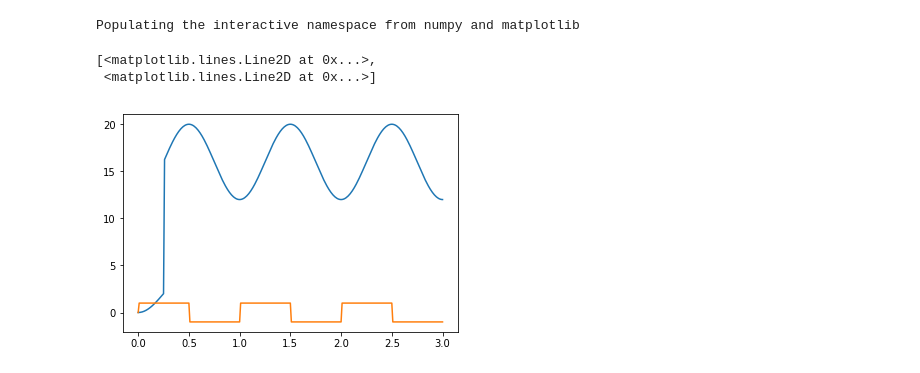
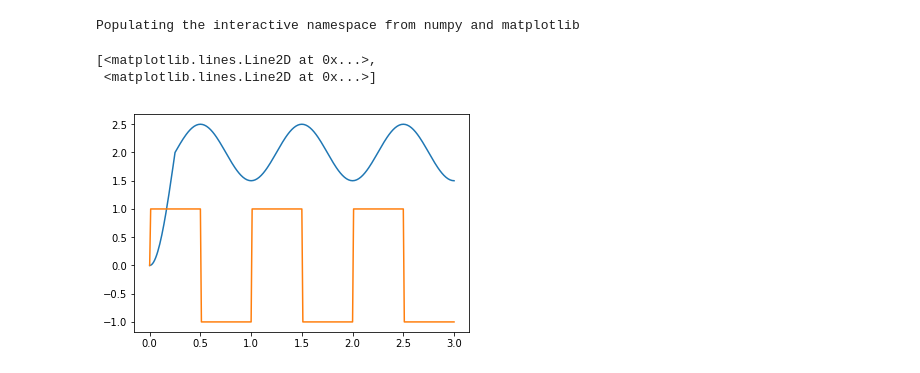
Before and after one commit to jredrejo/ari, a Jupyter notebook: spa/Teoria_de_control_practica.ipynb, the cells around one changed output. Saved outputs shown, nothing was run; the diff lists cells and outputs as text; code cells hidden in the pictures.

```diff
--- a/spa/Teoria_de_control_practica.ipynb
+++ b/spa/Teoria_de_control_practica.ipynb
@@ -43,20 +46,20 @@ El modo de control ON/OFF es el más elemental y consiste en dar la orden de cal
 # %%
 %pylab inline
 def prueba2(x):
     escala = 2
-    return where(x<0.26, escala * (1-cos(2*pi*x)), 4 *(4-cos(2*pi*x)) )
+    return where(x<0.26, escala * (1-cos(2*pi*x)), 0.5 *(4-cos(2*pi*x)) )
 
 freq = 1
 t = linspace(0,3,301) #two cycles, 100 points each
 y1 = pi*(sin(2*pi*freq*t))
 
 sqwave = sign(sin(2*pi*freq*t)) #an actual square wave
 plot( t, prueba2(t), t, sqwave)
 # %% [output]
 Populating the interactive namespace from numpy and matplotlib
 [<matplotlib.lines.Line2D at 0x...>,
  <matplotlib.lines.Line2D at 0x...>]
-[figure, old version]
+[figure, new version]
 # %% [markdown]
 Inevitablemente, debido a la inercia térmica del horno la temperatura estará continuamente fluctuando alrededor del SP.
 
```
Also changed, not shown: parts of 4 cells of this notebook, 6 other files.
